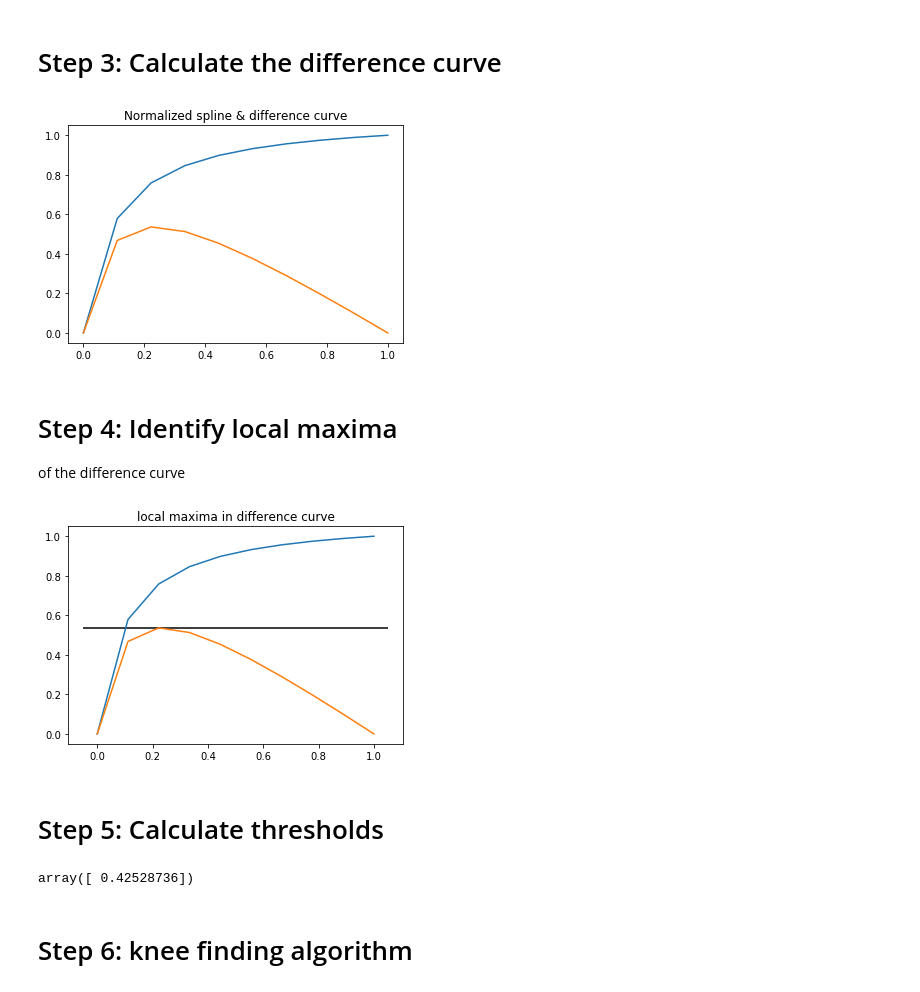
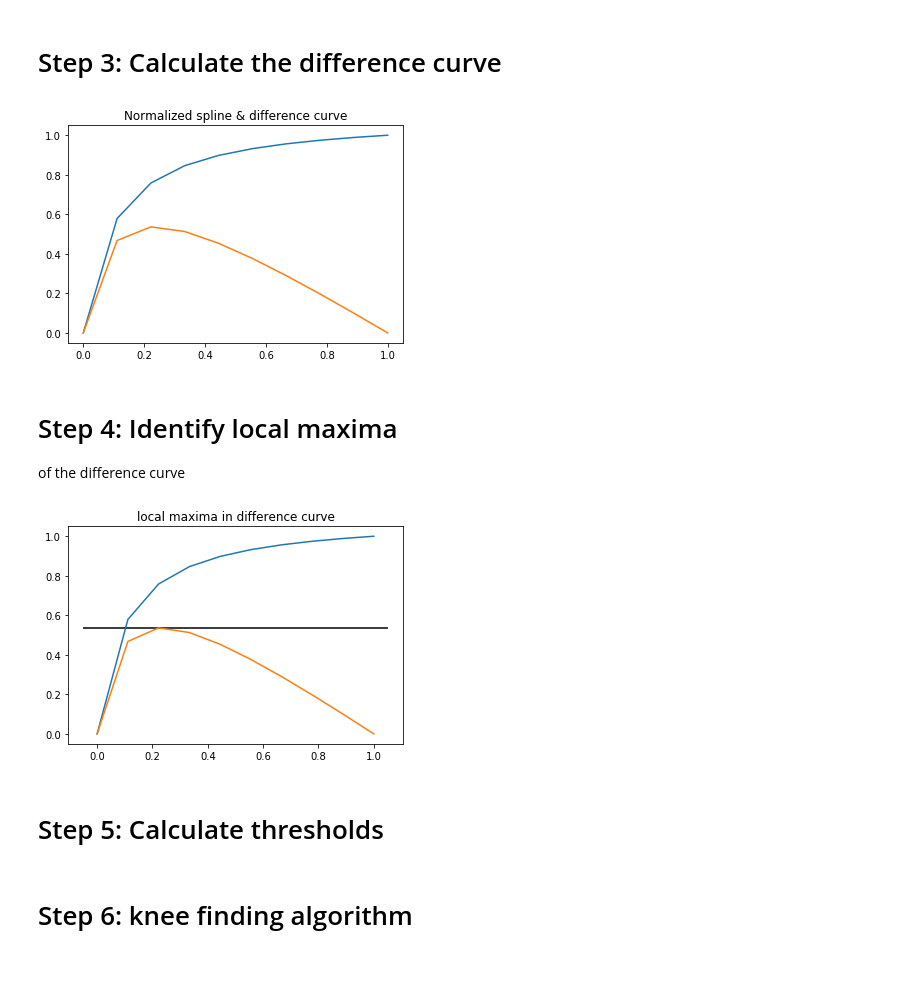
Before and after one commit to arvkevi/kneed, a Jupyter notebook: notebooks/kneedle_algorithm.ipynb, the cells around one changed output. Saved outputs shown, nothing was run; the diff lists cells and outputs as text; code cells hidden in the pictures.

```diff
--- a/notebooks/kneedle_algorithm.ipynb
+++ b/notebooks/kneedle_algorithm.ipynb
@@ -32,8 +32,6 @@ N = len(x)
 # %%
 # Ds = the finite set of x- and y-values that define a smooth curve,
 # one that has been fit to a smoothing spline.
-uspline = interp1d(x,y)
-
-Ds_x = np.linspace(np.min(x), np.max(x), N)
-Ds_y = uspline(Ds_x)
+uspline = interp1d(x, y)
+Ds_y = uspline(x)
 # %%
@@ -49,7 +46,7 @@ def normalize(a):
     return (a - min(a)) / (max(a) - min(a))
 # %%
 # x and y normalized to unit square
-xsn = normalize(Ds_x)
-ysn = normalize(Ds_y)
+x_normalized = normalize(x)
+y_normalized = normalize(Ds_y)
 # %% [markdown]
 # Step 3: Calculate the difference curve
@@ -60,9 +53,13 @@ yd = ysn - xsn
+# %%
+# the difference curve
+y_distance = y_normalized - x_normalized
+x_distance = x_normalized.copy()
 # %%
 plt.title("Normalized spline & difference curve");
-plt.plot(xsn,ysn);
-plt.plot(xd,yd);
+plt.plot(x_normalized, y_normalized);
+plt.plot(x_distance, y_distance);
 # %% [output]
-[figure, old version]
+[figure, new version]
 # %% [markdown]
 # Step 4: Identify local maxima
 of the difference curve
@@ -82,10 +78,10 @@ ymn = yd[xmn_idx]
 # %%
 plt.title("local maxima in difference curve");
-plt.plot(xsn,ysn);
-plt.plot(xd,yd);
-plt.hlines(ymx, plt.xlim()[0], plt.xlim()[1]);
+plt.plot(x_normalized, y_normalized);
+plt.plot(x_distance, y_distance);
+plt.hlines(y_distance_maxima, plt.xlim()[0], plt.xlim()[1]);
 # %% [output]
-[figure, old version]
+[figure, new version]
 # %% [markdown]
 # Step 5: Calculate thresholds
 # %%
@@ -98,5 +90,0 @@ def threshold(ymx_i):
-# %%
-Tmx = threshold(ymx)
-Tmx
-# %% [output]
-array([ 0.42528736])
```
Also changed, not shown: parts of 12 cells of this notebook, 2 other files.
